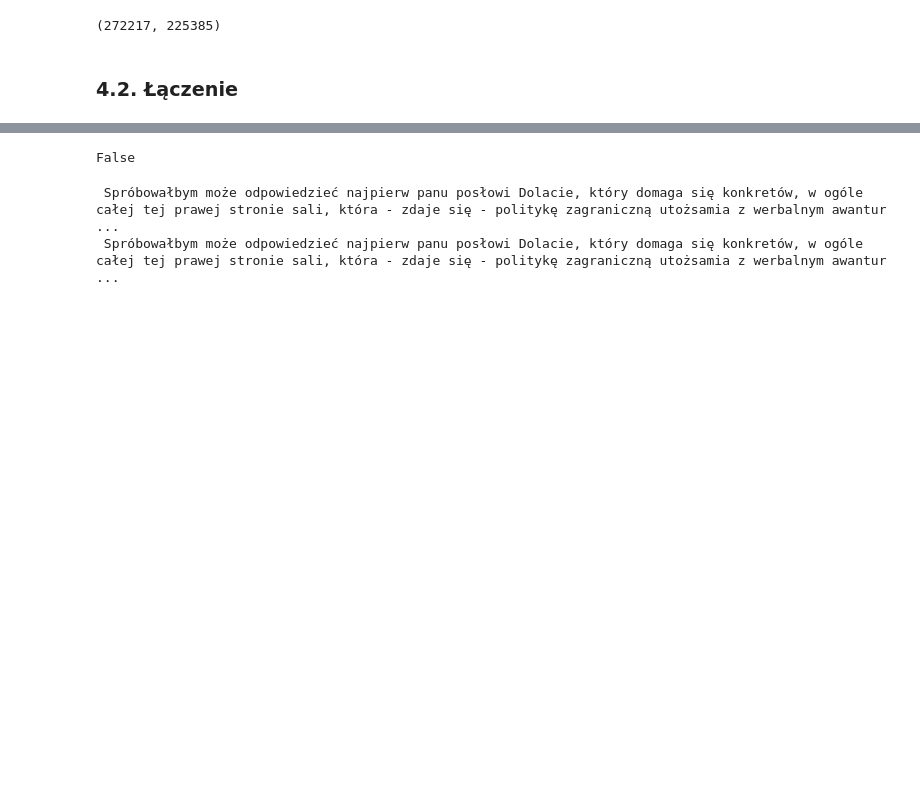
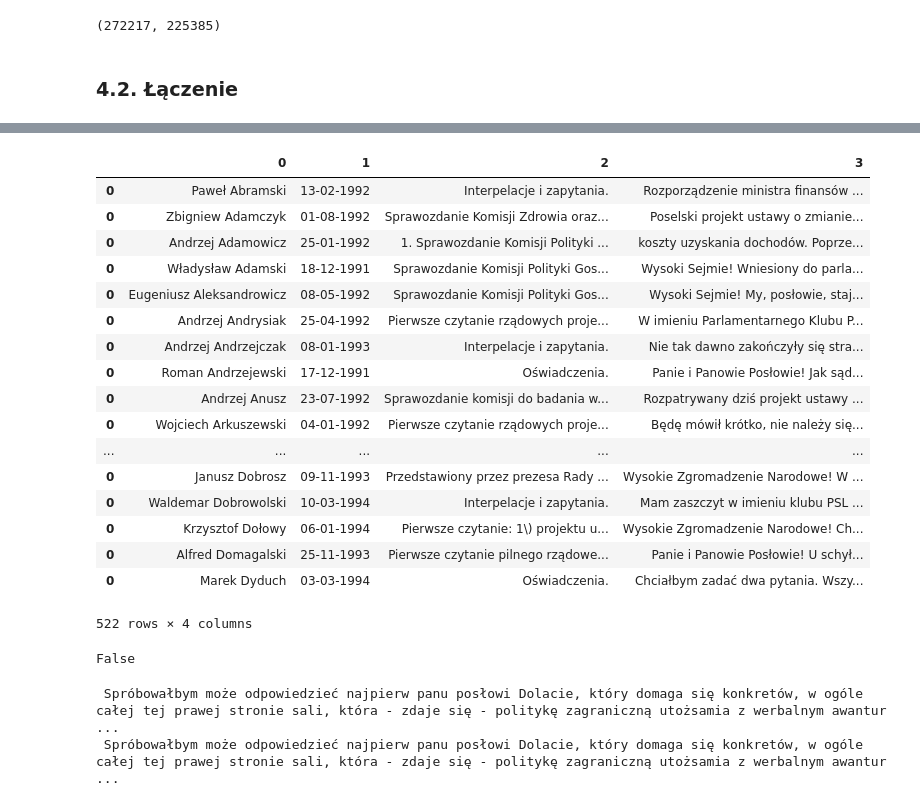
Before and after one commit to magda-lena-b/praca, a Jupyter notebook: 01_data_preparation.ipynb, the cells around one changed output, grey strips where cells are left out. Cells and saved outputs as stored; diff of their text form; code cells hidden in the pictures; blank space fills up the shorter version.

```diff
--- a/01_data_preparation.ipynb
+++ b/01_data_preparation.ipynb
@@ -161,3 +173,24 @@ print(timedelta(seconds=timer()-start))
+# %%
+sp_joined
+# %% [output]
+|  | 0 | 1 | 2 | 3 |
+| 0 | Paweł Abramski | 13-02-1992 | Interpelacje i zapytania. | Rozporządzenie ministra finansów ... |
+| 0 | Zbigniew Adamczyk | 01-08-1992 | Sprawozdanie Komisji Zdrowia oraz... | Poselski projekt ustawy o zmianie... |
+| 0 | Andrzej Adamowicz | 25-01-1992 | 1. Sprawozdanie Komisji Polityki ... | koszty uzyskania dochodów. Poprze... |
+| 0 | Władysław Adamski | 18-12-1991 | Sprawozdanie Komisji Polityki Gos... | Wysoki Sejmie! Wniesiony do parla... |
+| 0 | Eugeniusz Aleksandrowicz | 08-05-1992 | Sprawozdanie Komisji Polityki Gos... | Wysoki Sejmie! My, posłowie, staj... |
+| 0 | Andrzej Andrysiak | 25-04-1992 | Pierwsze czytanie rządowych proje... | W imieniu Parlamentarnego Klubu P... |
+| 0 | Andrzej Andrzejczak | 08-01-1993 | Interpelacje i zapytania. | Nie tak dawno zakończyły się stra... |
+| 0 | Roman Andrzejewski | 17-12-1991 | Oświadczenia. | Panie i Panowie Posłowie! Jak sąd... |
+| 0 | Andrzej Anusz | 23-07-1992 | Sprawozdanie komisji do badania w... | Rozpatrywany dziś projekt ustawy ... |
+| 0 | Wojciech Arkuszewski | 04-01-1992 | Pierwsze czytanie rządowych proje... | Będę mówił krótko, nie należy się... |
+| ... | ... | ... | ... | ... |
+| 0 | Janusz Dobrosz | 09-11-1993 | Przedstawiony przez prezesa Rady ... | Wysokie Zgromadzenie Narodowe! W ... |
+| 0 | Waldemar Dobrowolski | 10-03-1994 | Interpelacje i zapytania. | Mam zaszczyt w imieniu klubu PSL ... |
+| 0 | Krzysztof Dołowy | 06-01-1994 | Pierwsze czytanie: 1\) projektu u... | Wysokie Zgromadzenie Narodowe! Ch... |
+| 0 | Alfred Domagalski | 25-11-1993 | Pierwsze czytanie pilnego rządowe... | Panie i Panowie Posłowie! U schył... |
+| 0 | Marek Dyduch | 03-03-1994 | Oświadczenia. | Chciałbym zadać dwa pytania. Wszy... |
+522 rows × 4 columns
 # %%
 start = timer()
 speeches.to_csv('00_dane/speeches_2.csv', encoding='UTF-8', index=False, sep="|")
```
Also changed, not shown: parts of 4 cells of this notebook.
